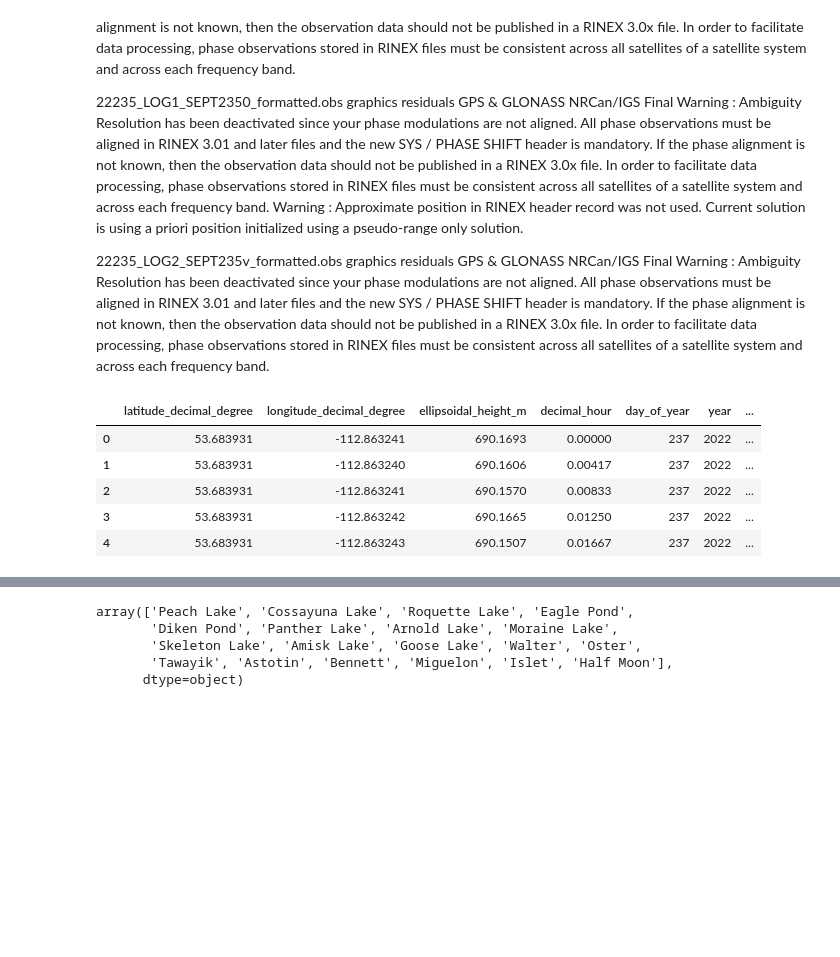
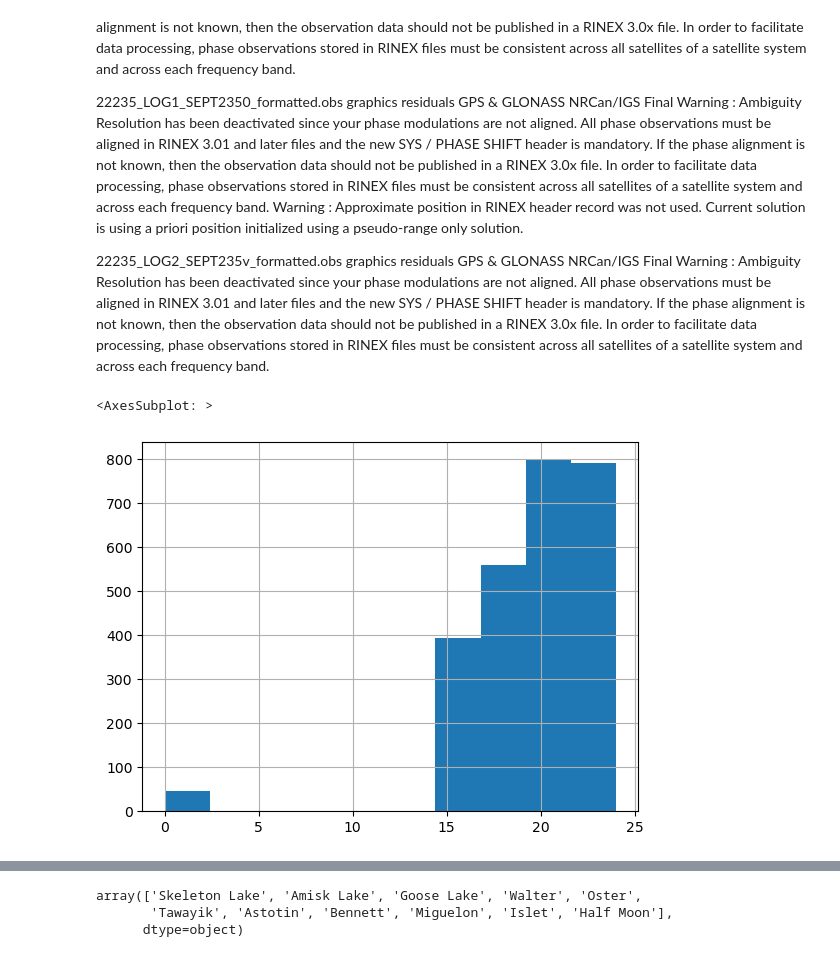
Before and after one commit to anmagomez/radar_altimetry_eval, a Jupyter notebook: src/GNSS_Tutorial.ipynb, the cells around one changed output, grey strips where cells are left out. Cells and saved outputs as stored; diff of their text form; code cells hidden in the pictures; blank space fills up the shorter version.

```diff
--- a/src/GNSS_Tutorial.ipynb
+++ b/src/GNSS_Tutorial.ipynb
@@ -102,14 +102,10 @@ for path, subdirs, files in os.walk(root):
             else:
                 df_all_1s=pd.concat([df_all_1s, df])
 # %%
-df_all_15s.head()
+df_all_15s.decimal_hour.hist()
 # %% [output]
-|  | latitude_decimal_degree | longitude_decimal_degree | ellipsoidal_height_m | decimal_hour | day_of_year | year | ... |
-| 0 | 53.683931 | -112.863241 | 690.1693 | 0.00000 | 237 | 2022 | ... |
-| 1 | 53.683931 | -112.863240 | 690.1606 | 0.00417 | 237 | 2022 | ... |
-| 2 | 53.683931 | -112.863241 | 690.1570 | 0.00833 | 237 | 2022 | ... |
-| 3 | 53.683931 | -112.863242 | 690.1665 | 0.01250 | 237 | 2022 | ... |
-| 4 | 53.683931 | -112.863243 | 690.1507 | 0.01667 | 237 | 2022 | ... |
+<AxesSubplot: >
+[figure, added]
 # %%
 #Read notes file
 df_lakes=pd.read_csv(root+'notes.csv')
@@ -135,13 +131,12 @@ df_lakes=pd.read_csv(root+'notes.csv')
 df_lakes['median_h']=[np.median([x[1][2],x[1][3],x[1][4]]) for x in df_lakes.iterrows()]
 df_lakes['std_h']=[np.std([x[1][2],x[1][3],x[1][4]]) for x in df_lakes.iterrows()]
 # %%
-#list of lakes
-list_lakes=df_lakes['Lake'].unique()
+#list of lakes in Alberta
+
+list_lakes=df_lakes.loc[df_lakes['day_of_year']>=235,'Lake'].unique()
 list_lakes
 # %% [output]
-array(['Peach Lake', 'Cossayuna Lake', 'Roquette Lake', 'Eagle Pond',
-       'Diken Pond', 'Panther Lake', 'Arnold Lake', 'Moraine Lake',
-       'Skeleton Lake', 'Amisk Lake', 'Goose Lake', 'Walter', 'Oster',
+array(['Skeleton Lake', 'Amisk Lake', 'Goose Lake', 'Walter', 'Oster',
        'Tawayik', 'Astotin', 'Bennett', 'Miguelon', 'Islet', 'Half Moon'],
       dtype=object)
 # %%
```
Also changed, not shown: parts of 1 cell of this notebook.
